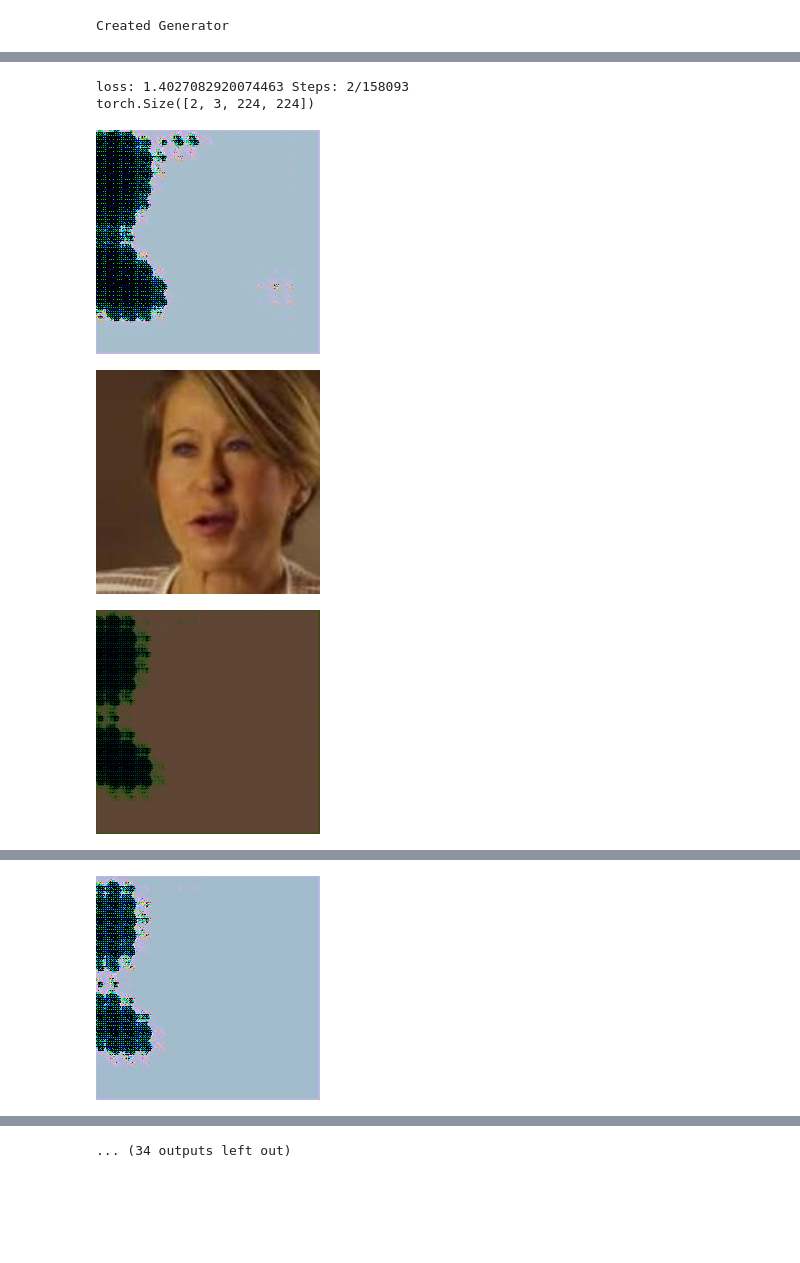
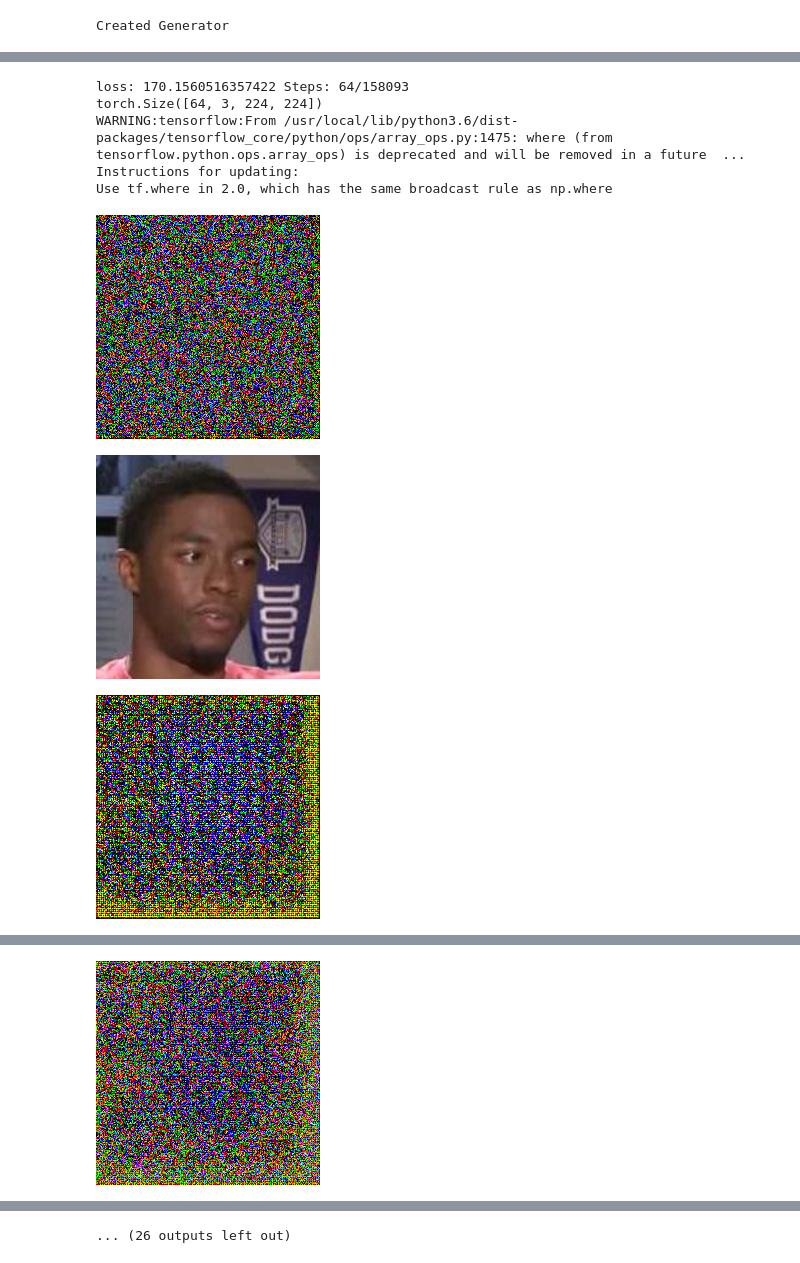
Before and after one commit to antoniomuso/speech2face, a Jupyter notebook: NewDecoder_Paper.ipynb, the cells around one changed output, grey strips where cells are left out. Saved outputs shown, nothing was run; the diff lists cells and outputs as text; code cells hidden in the pictures; blank space fills up the shorter version.

```diff
--- a/NewDecoder_Paper.ipynb
+++ b/NewDecoder_Paper.ipynb
@@ -655,7 +651,7 @@ def train_epoch(model, trn_dataloader, criterion, optimizer, device):
 
     count = 0
     numOfElements = 0
-    saving_steps = 100
+    saving_steps = 50
 
     for x,landmark, y in trn_dataloader:
         count += 1
@@ -684,15 +680,11 @@ def train_epoch(model, trn_dataloader, criterion, optimizer, device):
         cv2_imshow(o_img)
         running_loss += loss.item() * x.size(0)
         numOfElements += x.shape[0]
-        print("loss:", running_loss / count, "Steps:", str(numOfElements) + "/" + str(dataset_len) )
 
-        if (numOfElements % (x.shape[0] * saving_steps)) == 0:
-          _save_model(epoch, model, optimizer, numOfElements, output_dir_name)
 
 
         outLandmark = outLandmark.cpu().detach().numpy()
         outLandmark = np.dstack((outLandmark[:,0::2],outLandmark[:,1::2]))
-        print(outputs.shape)
         #print("land np img np ", outL_.shape, img_.shape)
         img1 = np.einsum('dabc->dbca',outputs.cpu().detach().numpy()*255)
         img1 = (img1).astype(np.uint8)
@@ -705,6 +697,11 @@ def train_epoch(model, trn_dataloader, criterion, optimizer, device):
 
         w_img = cv2.cvtColor(result[0], cv2.COLOR_BGR2RGB)
         cv2_imshow(w_img)
+
+        print("loss:", running_loss / count, "Steps:", str(numOfElements) + "/" + str(dataset_len) )
+
+        if (numOfElements % (x.shape[0] * saving_steps)) == 0:
+          _save_model(epoch, model, optimizer, numOfElements, output_dir_name)
 
     trn_loss = running_loss/len(trn_dataloader.dataset)
 
@@ -730,7 +727,7 @@ def train(model, dataloaders, criterion, optimizer, device, output_dir_name, num
 
 base_dir='/content/drive/My Drive/Speech2Face/'
 input="vox1_dataset/unzippedFaces"
-batch_size=2
+batch_size=64
 num_epochs=150
 checkpoint_path=None
 
@@ -769,5 +766,8 @@ Start Training
-loss: 1.4027082920074463 Steps: 2/158093
-torch.Size([2, 3, 224, 224])
+loss: 170.1560516357422 Steps: 64/158093
+torch.Size([64, 3, 224, 224])
+WARNING:tensorflow:From /usr/local/lib/python3.6/dist-packages/tensorflow_core/python/ops/array_ops.py:1475: where (from tensorflow.python.ops.array_ops) is deprecated and will be removed in a future  ...
+Instructions for updating:
+Use tf.where in 2.0, which has the same broadcast rule as np.where
-[figure, old version]
+[figure, new version]
-[figure, old version]
+[figure, new version]
-[figure, old version]
+[figure, new version]
@@ -776 +776 @@ torch.Size([2, 3, 224, 224])
-[figure, old version]
+[figure, new version]
@@ -779,3 +779,3 @@ torch.Size([2, 3, 224, 224])
-... (34 outputs left out)
+... (26 outputs left out)
 # %%
 _save_model(1, model, optimizer, 'no_preprocessing')
```
Also changed, not shown: parts of 3 cells of this notebook.
